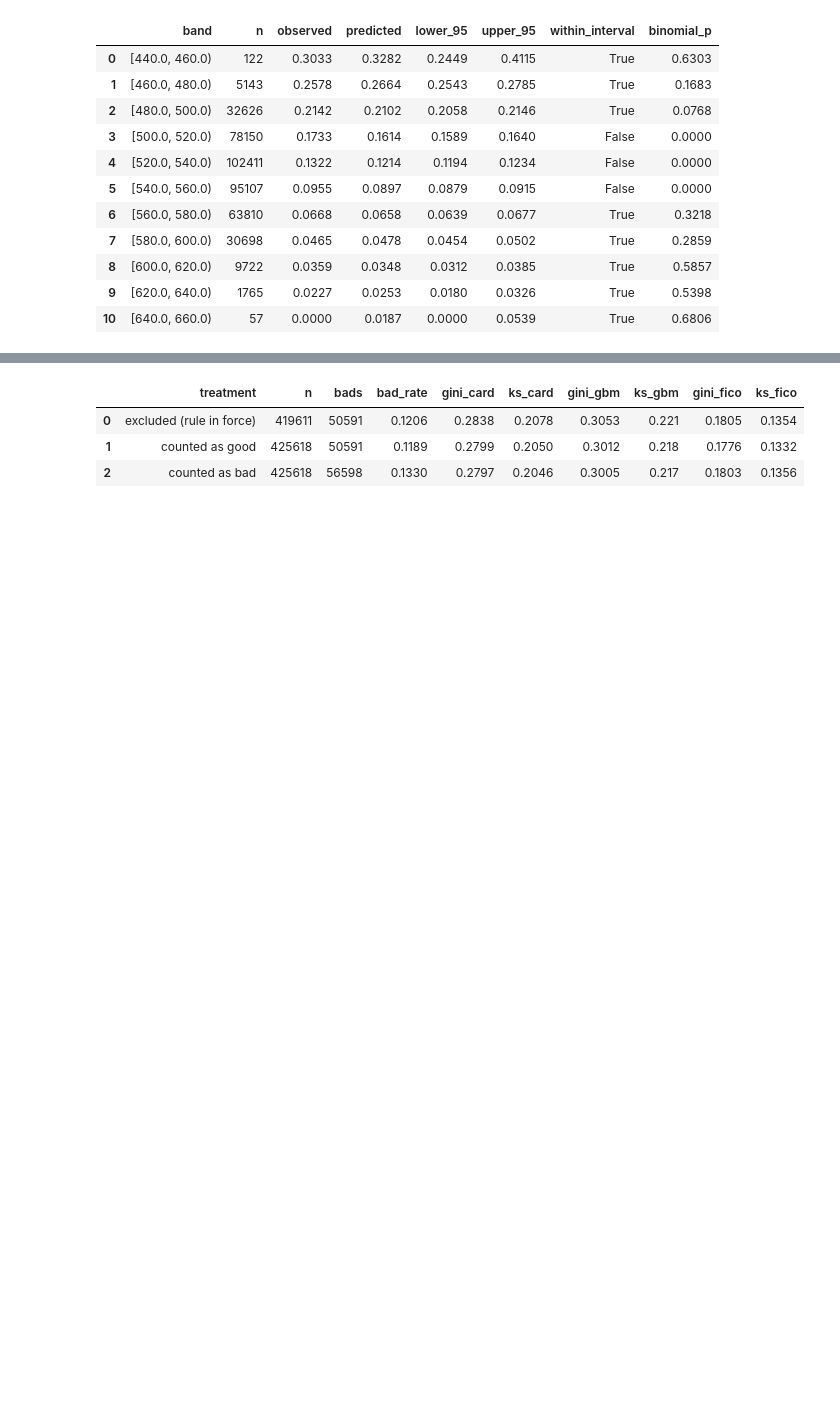
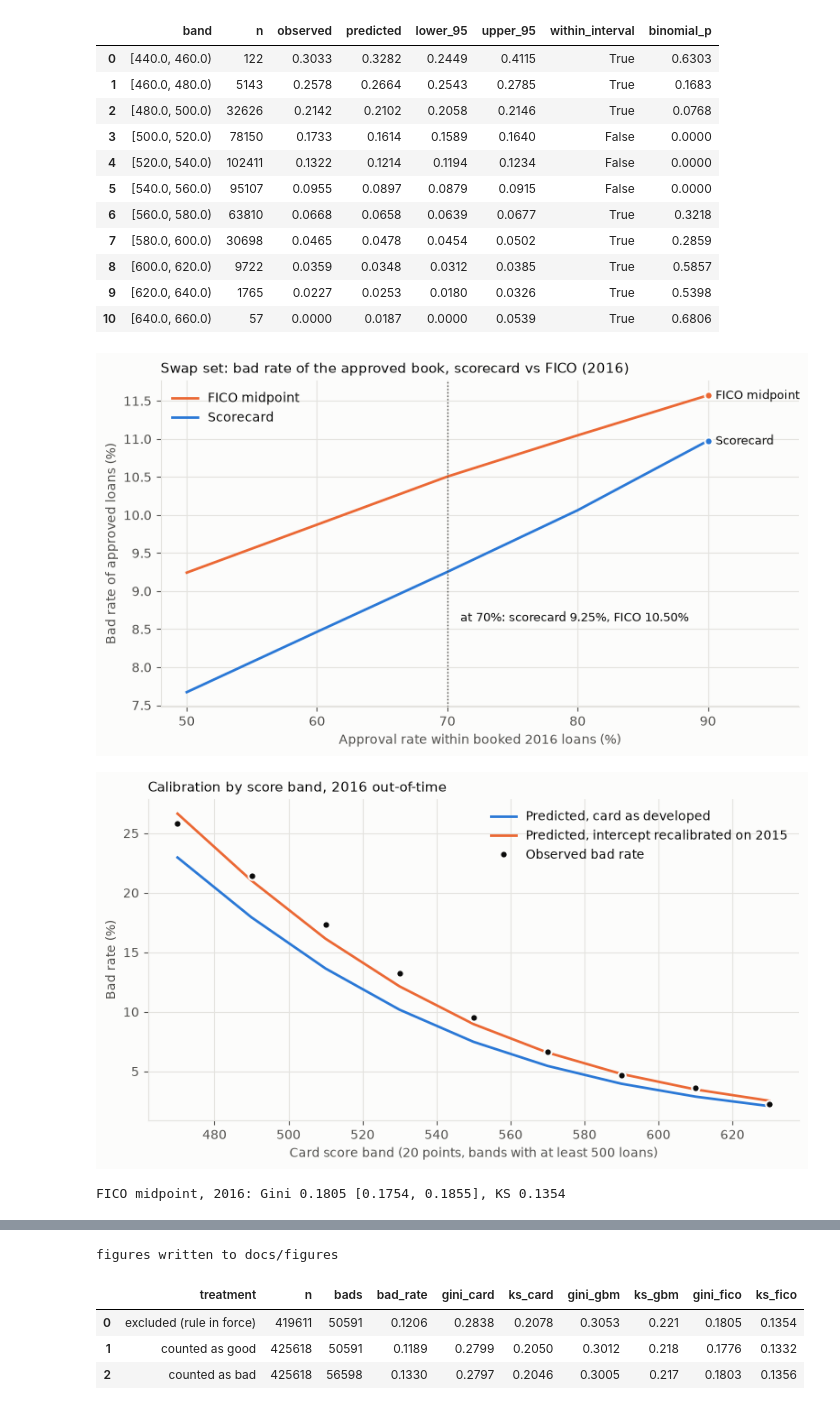
Before and after one commit to Siavash1368/score-pilot-lab, a Jupyter notebook: notebooks/08_pilot_report.ipynb, the cells around one changed output, grey strips where cells are left out. Saved outputs shown, nothing was run; the diff lists cells and outputs as text; code cells hidden in the pictures; blank space fills up the shorter version.

```diff
--- a/notebooks/08_pilot_report.ipynb
+++ b/notebooks/08_pilot_report.ipynb
@@ -275,3 +275,72 @@ check on 2015: card mean predicted 9.77% raw, 11.61% after correction, observed
 | 8 | [600.0, 620.0) | 9722 | 0.0359 | 0.0348 | 0.0312 | 0.0385 | True | 0.5857 |
 | 9 | [620.0, 640.0) | 1765 | 0.0227 | 0.0253 | 0.0180 | 0.0326 | True | 0.5398 |
 | 10 | [640.0, 660.0) | 57 | 0.0000 | 0.0187 | 0.0000 | 0.0539 | True | 0.6806 |
+# %%
+# Figures for the README (docs/figures/): swap curve, calibration by score band, model comparison with FICO
+FIG_DIR = config.DOCS_DIR / "figures"; FIG_DIR.mkdir(parents=True, exist_ok=True)
+INK, INK2, GRID, SURF = "#0b0b0b", "#52514e", "#e4e3df", "#fcfcfb"
+S1, S2, S3 = "#2a78d6", "#eb6834", "#1baf7a"            # categorical slots 1-3 (validated, light surface)
+plt.rcParams.update({"figure.facecolor": SURF, "axes.facecolor": SURF, "axes.edgecolor": GRID, "axes.labelcolor": INK2,
+                     "xtick.color": INK2, "ytick.color": INK2, "axes.grid": True, "grid.color": GRID, "grid.linewidth": 0.8,
+                     "axes.spines.top": False, "axes.spines.right": False, "font.size": 10})
+def label_end(ax, x, y, text, color):
+    ax.annotate(text, (x, y), xytext=(6, 0), textcoords="offset points", va="center", color=INK, fontsize=9)
+    ax.plot([x], [y], "o", color=color, markersize=6, markeredgecolor=SURF, markeredgewidth=1.5, zorder=4)
+
+# 1. Swap set: approved-book bad rate at each approval rate, card against FICO (same loans, same number approved)
+sc = ex["swap_curve"]
+fig, ax = plt.subplots(figsize=(8, 4.5))
+ax.plot(sc.approval_rate * 100, sc.bad_rate_approved_incumbent * 100, color=S2, lw=2, label="FICO midpoint")
+ax.plot(sc.approval_rate * 100, sc.bad_rate_approved_challenger * 100, color=S1, lw=2, label="Scorecard")
+last = sc.iloc[-1]
+label_end(ax, last.approval_rate * 100, last.bad_rate_approved_incumbent * 100, "FICO midpoint", S2)
+label_end(ax, last.approval_rate * 100, last.bad_rate_approved_challenger * 100, "Scorecard", S1)
+r70 = sc.loc[np.isclose(sc.approval_rate, APPROVAL_RATE)].iloc[0]
+ax.axvline(APPROVAL_RATE * 100, color=INK2, lw=1, ls=":")
+ax.text(APPROVAL_RATE * 100 + 1, r70.bad_rate_approved_challenger * 100 - 0.6,
+        f"at {APPROVAL_RATE:.0%}: scorecard {r70.bad_rate_approved_challenger:.2%}, FICO {r70.bad_rate_approved_incumbent:.2%}",
+        ha="left", va="center", color=INK, fontsize=9)             # below the scorecard line, right of the marker
+ax.set_xlabel("Approval rate within booked 2016 loans (%)"); ax.set_ylabel("Bad rate of approved loans (%)")
+ax.set_xlim(48, 97); ax.legend(frameon=False, loc="upper left", labelcolor=INK)
+ax.set_title("Swap set: bad rate of the approved book, scorecard vs FICO (2016)", loc="left", color=INK, fontsize=11)
+fig.tight_layout(); fig.savefig(FIG_DIR / "swap_set_2016.png", dpi=150); plt.show()
+
+# 2. Calibration by score band: observed vs predicted, card as developed and recalibrated on 2015
+raw_b = ex["calibration_bands"]; rec_b = CARD_RECAL_BANDS
+keep = raw_b["n"] >= 500
+mid = raw_b.loc[keep, "band"].map(lambda b: (b.left + b.right) / 2 if hasattr(b, "left") else float(str(b).strip("[)").split(",")[0]) + 10)
+fig, ax = plt.subplots(figsize=(8, 4.5))
+ax.plot(mid, raw_b.loc[keep, "predicted"] * 100, color=S1, lw=2, label="Predicted, card as developed")
+ax.plot(mid, rec_b.loc[keep, "predicted"] * 100, color=S2, lw=2, label="Predicted, intercept recalibrated on 2015")
+ax.plot(mid, raw_b.loc[keep, "observed"] * 100, "o", color=INK, markersize=6, markeredgecolor=SURF, markeredgewidth=1.5,
+        label="Observed bad rate", zorder=5)
+ax.set_xlabel("Card score band (20 points, bands with at least 500 loans)"); ax.set_ylabel("Bad rate (%)")
+ax.legend(frameon=False, labelcolor=INK)
+ax.set_title("Calibration by score band, 2016 out-of-time", loc="left", color=INK, fontsize=11)
+fig.tight_layout(); fig.savefig(FIG_DIR / "calibration_by_band_2016.png", dpi=150); plt.show()
+
+# 3. Model comparison on 2016: Gini with DeLong 95% intervals (models from NB07b's table, FICO computed here)
+g_fico = V.delong_ci(oot["bad"].to_numpy(dtype=int), oot["fico_mid"])
+print(f"FICO midpoint, 2016: Gini {g_fico['gini']:.4f} [{g_fico['gini_ci'][0]:.4f}, {g_fico['gini_ci'][1]:.4f}], "
+      f"KS {V.auc_gini_ks(oot['bad'], oot['fico_mid'])['ks']:.4f}")
+cmp16 = pd.read_csv(config.DOCS_DIR / "exhibits" / "challenger_comparison_oot.csv")
+cmp16 = cmp16[cmp16.model != "XGBoost (tuned, recalibrated on 2015)"][["model", "gini", "gini_ci_low", "gini_ci_high"]]
+cmp16 = pd.concat([cmp16, pd.DataFrame([{"model": "FICO midpoint (incumbent)", "gini": g_fico["gini"],
+                                         "gini_ci_low": g_fico["gini_ci"][0], "gini_ci_high": g_fico["gini_ci"][1]}])])
+cmp16 = cmp16.sort_values("gini").reset_index(drop=True)
+color = lambda m: S1 if m.startswith("Scorecard") else (S2 if m.startswith("FICO") else INK2)
+fig, ax = plt.subplots(figsize=(8, 4.8))
+for i, r in cmp16.iterrows():
+    ax.plot([r.gini_ci_low, r.gini_ci_high], [i, i], color=color(r.model), lw=2)
+    ax.plot([r.gini], [i], "o", color=color(r.model), markersize=6, markeredgecolor=SURF, markeredgewidth=1.5)
+    ax.annotate(f"{r.gini:.3f}", (r.gini_ci_high, i), xytext=(6, 0), textcoords="offset points", va="center", color=INK, fontsize=9)
+ax.set_yticks(range(len(cmp16))); ax.set_yticklabels(cmp16.model, color=INK); ax.grid(axis="y", visible=False)
+ax.set_xlabel("Gini on 2016 with DeLong 95% interval")
+ax.set_title("Model comparison, 2016 out-of-time", loc="left", color=INK, fontsize=11)
+fig.tight_layout(); fig.savefig(FIG_DIR / "model_comparison_2016.png", dpi=150); plt.show()
+plt.rcdefaults()
+print("figures written to", FIG_DIR.relative_to(config.ROOT).as_posix())
+# %% [output]
+[figure, added]
+[figure, added]
+FICO midpoint, 2016: Gini 0.1805 [0.1754, 0.1855], KS 0.1354
@@ -278,3 +348,4 @@ check on 2015: card mean predicted 9.77% raw, 11.61% after correction, observed
+figures written to docs/figures
 # %%
 # Evidence — indeterminate sensitivity on 2016: bad rate and ranking with indeterminates excluded, counted as good, counted as bad
 indet_s = indet.assign(gbm_score=gbm_scored(indet)["score"])
```
Also changed, not shown: parts of 1 cell of this notebook, 4 other files.
